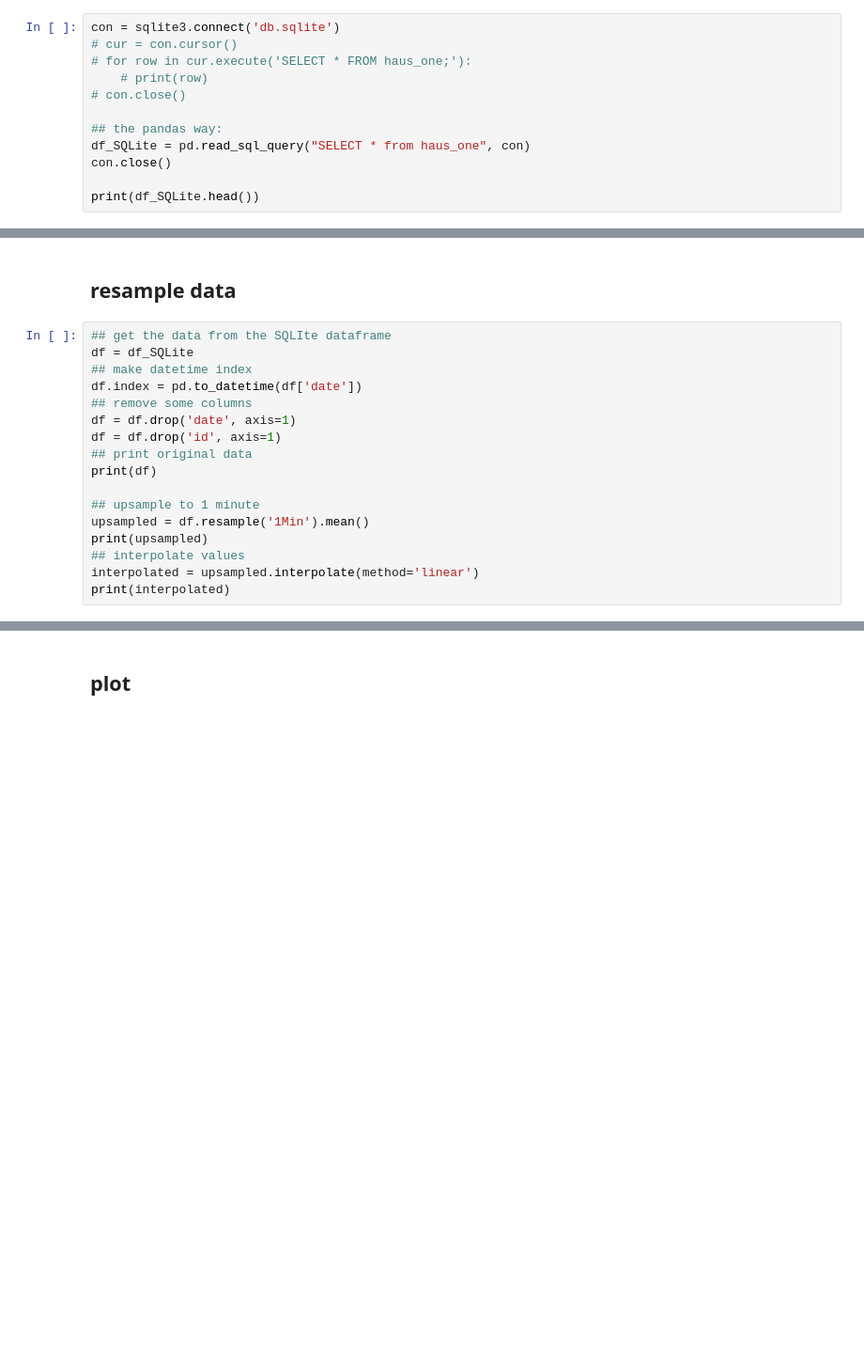
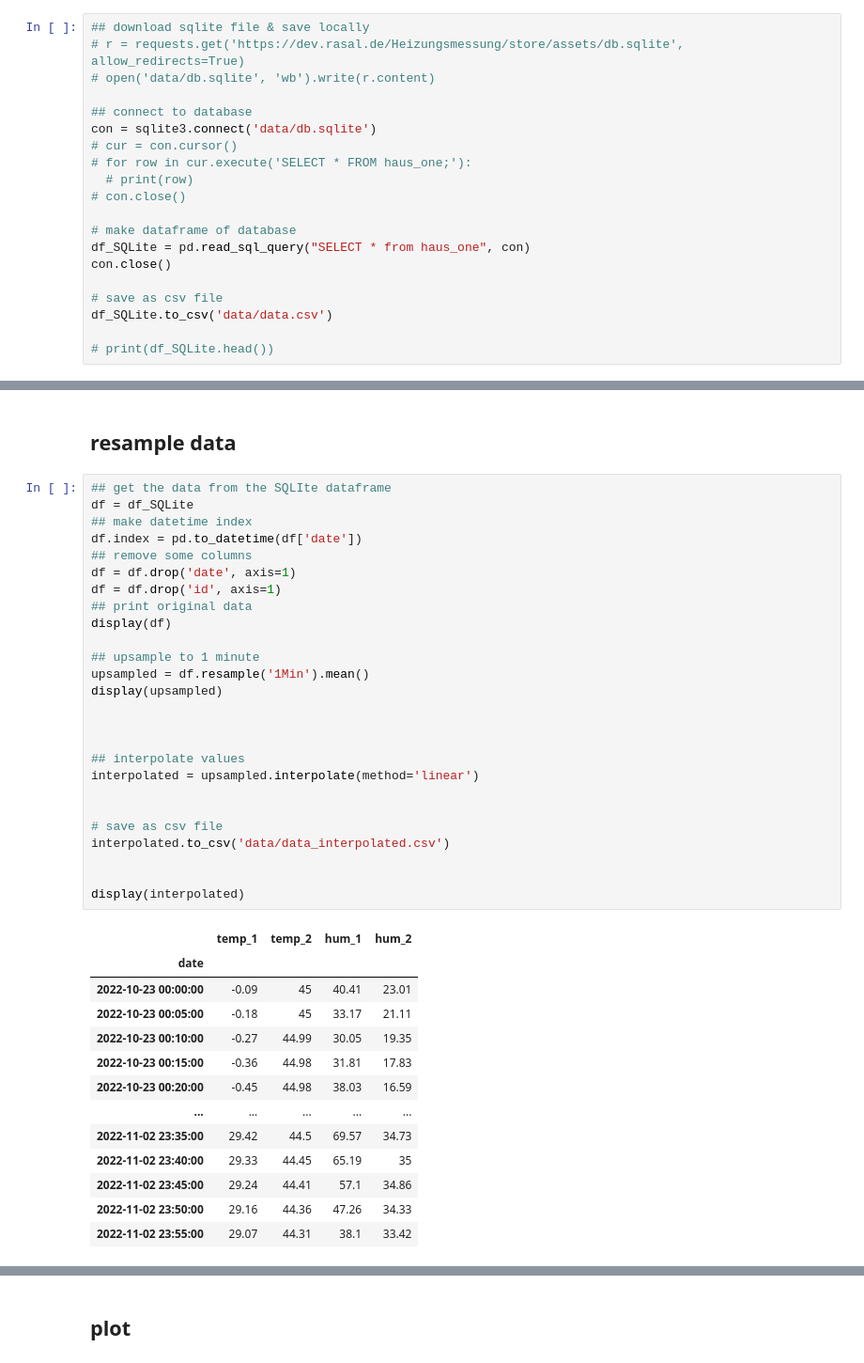
Before and after one commit to KoljaL/heater-monitoring, a Jupyter notebook: jupyter/download.ipynb, the cells around one changed output, grey strips where cells are left out. Shown at 94% size. Cells and saved outputs as stored; diff of their text form; blank space fills up the shorter version.

```diff
--- a/jupyter/download.ipynb
+++ b/jupyter/download.ipynb
@@ -21,12 +50,20 @@ open('db.sqlite', 'wb').write(r.content)
 # %%
-con = sqlite3.connect('db.sqlite')
+## download sqlite file & save locally
+# r = requests.get('https://dev.rasal.de/Heizungsmessung/store/assets/db.sqlite', allow_redirects=True)
+# open('data/db.sqlite', 'wb').write(r.content)
+
+## connect to database
+con = sqlite3.connect('data/db.sqlite')
 # cur = con.cursor()
 # for row in cur.execute('SELECT * FROM haus_one;'):
-    # print(row)
+  # print(row)
 # con.close()
 
-## the pandas way:
+# make dataframe of database
 df_SQLite = pd.read_sql_query("SELECT * from haus_one", con)
 con.close()
 
-print(df_SQLite.head())
+# save as csv file
+df_SQLite.to_csv('data/data.csv')
+
+# print(df_SQLite.head())
@@ -42,18 +72,40 @@ print(df_SQLite.head())
 # %%
 ## get the data from the SQLIte dataframe
 df = df_SQLite
 ## make datetime index
 df.index = pd.to_datetime(df['date'])
 ## remove some columns
 df = df.drop('date', axis=1)
 df = df.drop('id', axis=1)
 ## print original data
-print(df)
+display(df)
 
 ## upsample to 1 minute
 upsampled = df.resample('1Min').mean()
-print(upsampled)
+display(upsampled)
+
+
+
 ## interpolate values
 interpolated = upsampled.interpolate(method='linear')
-print(interpolated)
+
+
+# save as csv file
+interpolated.to_csv('data/data_interpolated.csv')
+
+
+display(interpolated)
 # %% [output]
+|  | temp_1 | temp_2 | hum_1 | hum_2 |
+| date |  |  |  |  |
+| 2022-10-23 00:00:00 | -0.09 | 45 | 40.41 | 23.01 |
+| 2022-10-23 00:05:00 | -0.18 | 45 | 33.17 | 21.11 |
+| 2022-10-23 00:10:00 | -0.27 | 44.99 | 30.05 | 19.35 |
+| 2022-10-23 00:15:00 | -0.36 | 44.98 | 31.81 | 17.83 |
+| 2022-10-23 00:20:00 | -0.45 | 44.98 | 38.03 | 16.59 |
+| ... | ... | ... | ... | ... |
+| 2022-11-02 23:35:00 | 29.42 | 44.5 | 69.57 | 34.73 |
+| 2022-11-02 23:40:00 | 29.33 | 44.45 | 65.19 | 35 |
+| 2022-11-02 23:45:00 | 29.24 | 44.41 | 57.1 | 34.86 |
+| 2022-11-02 23:50:00 | 29.16 | 44.36 | 47.26 | 34.33 |
+| 2022-11-02 23:55:00 | 29.07 | 44.31 | 38.1 | 33.42 |
```
Also changed, not shown: parts of 11 cells of this notebook, 8 other files.
